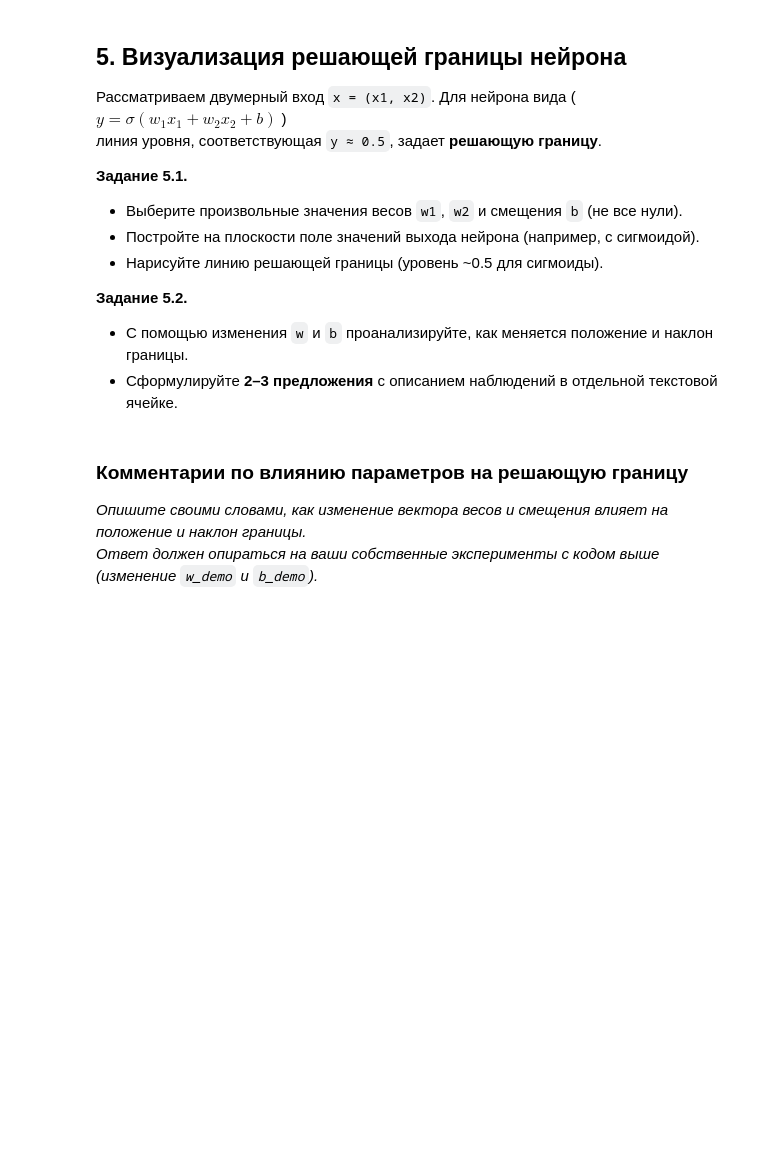
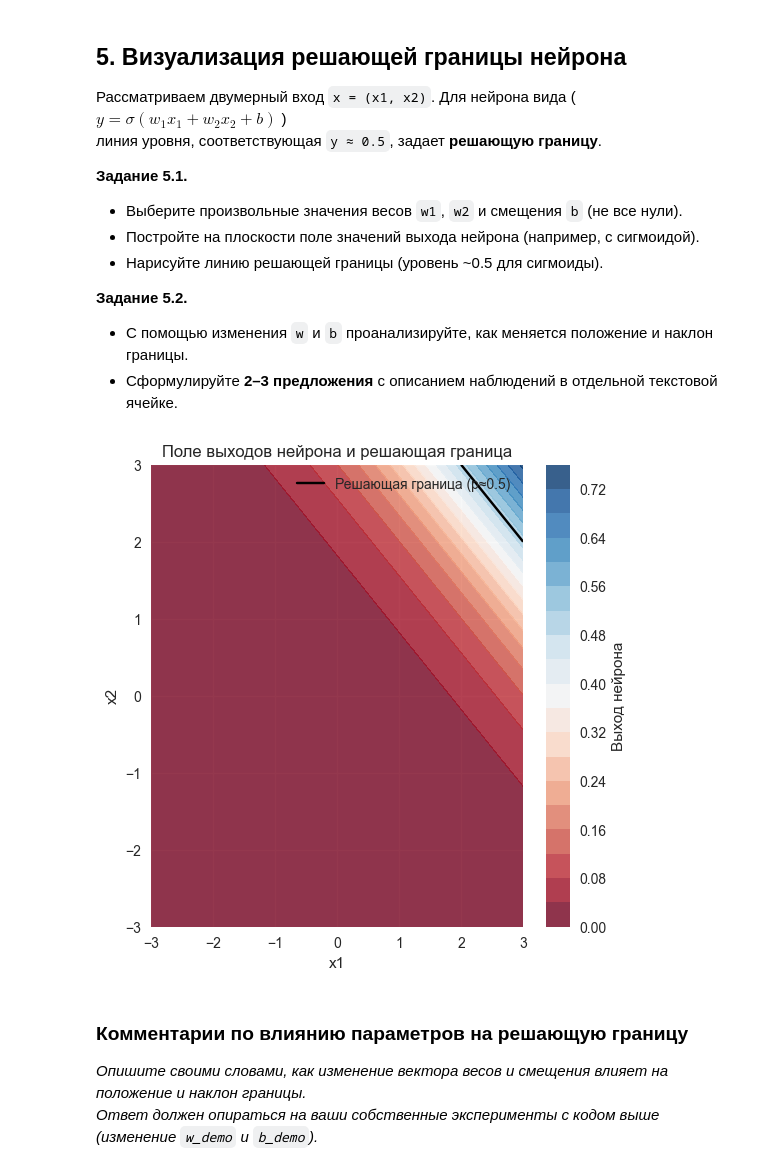
Before and after one commit to Wahidsze/NeuralNetworkEducation, a Jupyter notebook: lab1_task_KII-2.ipynb, the cells around one changed output. Saved outputs shown, nothing was run; the diff lists cells and outputs as text; code cells hidden in the pictures; blank space fills up the shorter version.

```diff
--- a/lab1_task_KII-2.ipynb
+++ b/lab1_task_KII-2.ipynb
@@ -89,18 +103,18 @@ def activation_linear(z):
 
 def activation_sigmoid(z):
     """Сигмоида."""
+    return 1 / (1 + np.exp(-z))
     # TODO: реализуйте сигмоидную функцию
-    pass
 
 def activation_tanh(z):
     """Гиперболический тангенс."""
+    return np.tanh(z)
     # TODO: реализуйте tanh через np.tanh
-    pass
 
 def activation_relu(z):
     """Функция ReLU."""
+    return np.maximum(0,z)
     # TODO: реализуйте ReLU через np.maximum
-    pass
 
 # Простейшая самопроверка на одном числе
 test_value = -1.5
@@ -165,7 +192,7 @@ def single_neuron(x, w, b, activation_name="relu"):
         x = x.reshape(1, -1)
 
     # TODO: реализуйте линейную комбинацию для z используя @ (матричное умножение - семантика np.matmul)
-    z = None
+    z = x@w+b
 
     if activation_name == "linear":
         return activation_linear(z)
@@ -180,10 +207,10 @@ def single_neuron(x, w, b, activation_name="relu"):
 
 # Краткая проверка на одном примере
 # TODO: задайте одномерные массивы для входа и весов, и число для смещения
-x_example = np.array(None)
-w_example = np.array(None)
-b_example = None
+x_example = np.array([1,2,3])
+w_example = np.array([6,7,8])
+b_example = 0.66
 
 for name in ["linear", "sigmoid", "tanh", "relu"]:
-    y_example = single_neuron(None)
+    y_example = single_neuron(x_example, w_example, b_example, name)
     print(f"Активация {name}, выход: {y_example}")
@@ -204,38 +236,40 @@ for name in ["linear", "sigmoid", "tanh", "relu"]:
 - Сформулируйте **2–3 предложения** с описанием наблюдений в отдельной текстовой ячейке.
 # %%
 # ВЫБОР ПАРАМЕТРОВ НЕЙРОНА (измени́те их и посмотрите на результат)
-w_demo = np.array([None, None])   # попробуйте разные значения
-b_demo = 0.2                     # попробуйте сдвинуть границу
+w_demo = np.array([1, 1])   # попробуйте разные значения
+b_demo = 2                     # попробуйте сдвинуть границу
 
 # Сетка точек на плоскости
 x1_min, x1_max = -3.0, 3.0
 x2_min, x2_max = -3.0, 3.0
 
 xx1, xx2 = np.meshgrid(
     np.linspace(x1_min, x1_max, 200),
     np.linspace(x2_min, x2_max, 200)
 )
 
 grid = np.c_[xx1.ravel(), xx2.ravel()]
 
 # Выход нейрона с сигмоидальной активацией
-probs = single_neuron(None)
+probs = single_neuron(grid, w_demo, b_demo, "sigmoid")
 probs = probs.reshape(xx1.shape)
 
 plt.figure(figsize=(6, 6))
 cs = plt.contourf(xx1, xx2, probs, levels=20, cmap="RdBu", alpha=0.8)
 plt.colorbar(cs, label="Выход нейрона")
 
 # Линия решающей границы (уровень ~0.5)
 contours = plt.contour(xx1, xx2, probs, levels=[0.5], colors="black")
 plt.plot([], [], color="black", label="Решающая граница (p≈0.5)")
 
 plt.xlabel("x1")
 plt.ylabel("x2")
 plt.title("Поле выходов нейрона и решающая граница")
 plt.legend()
 plt.grid(True)
 plt.show()
+# %% [output]
+[figure, added]
 # %% [markdown]
 ### Комментарии по влиянию параметров на решающую границу
 
```
Also changed, not shown: parts of 9 cells of this notebook.
